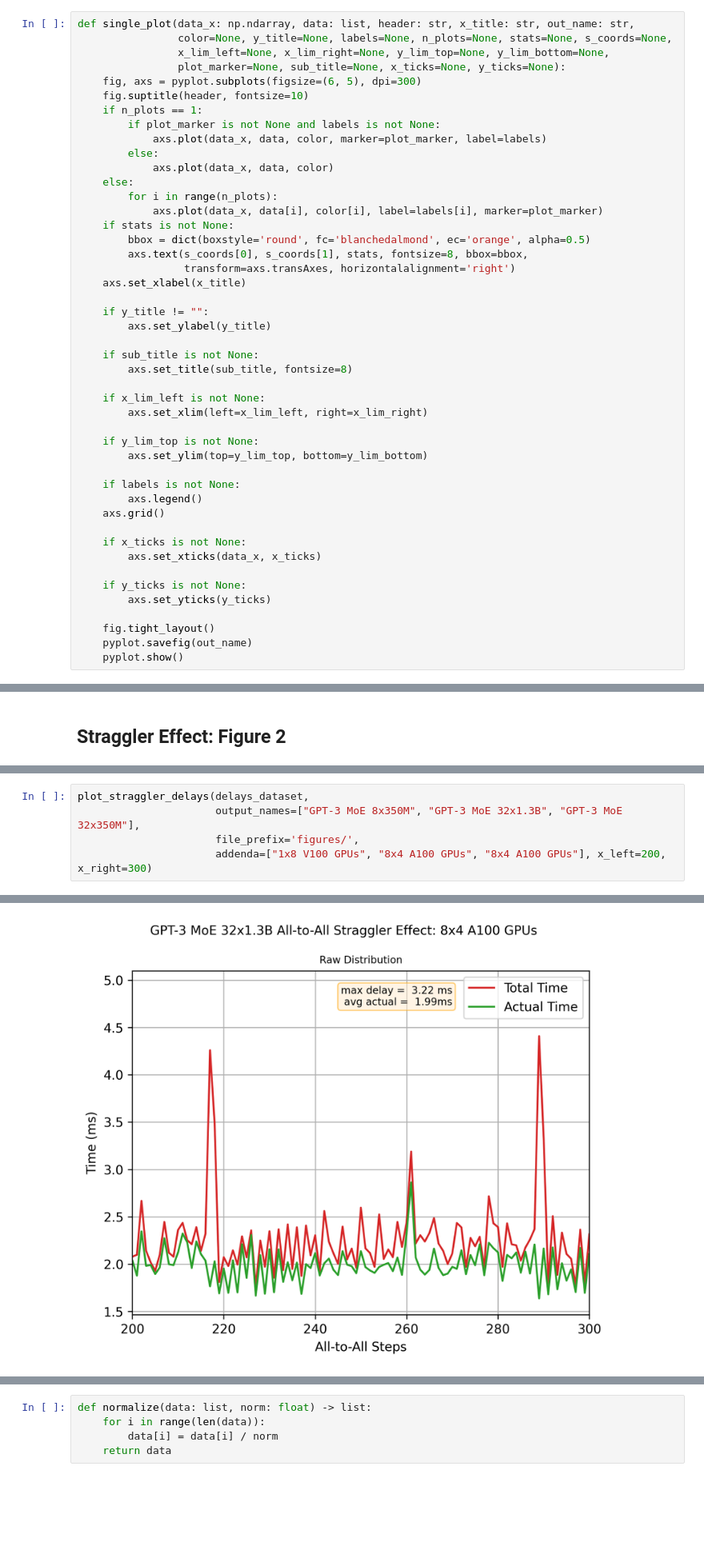
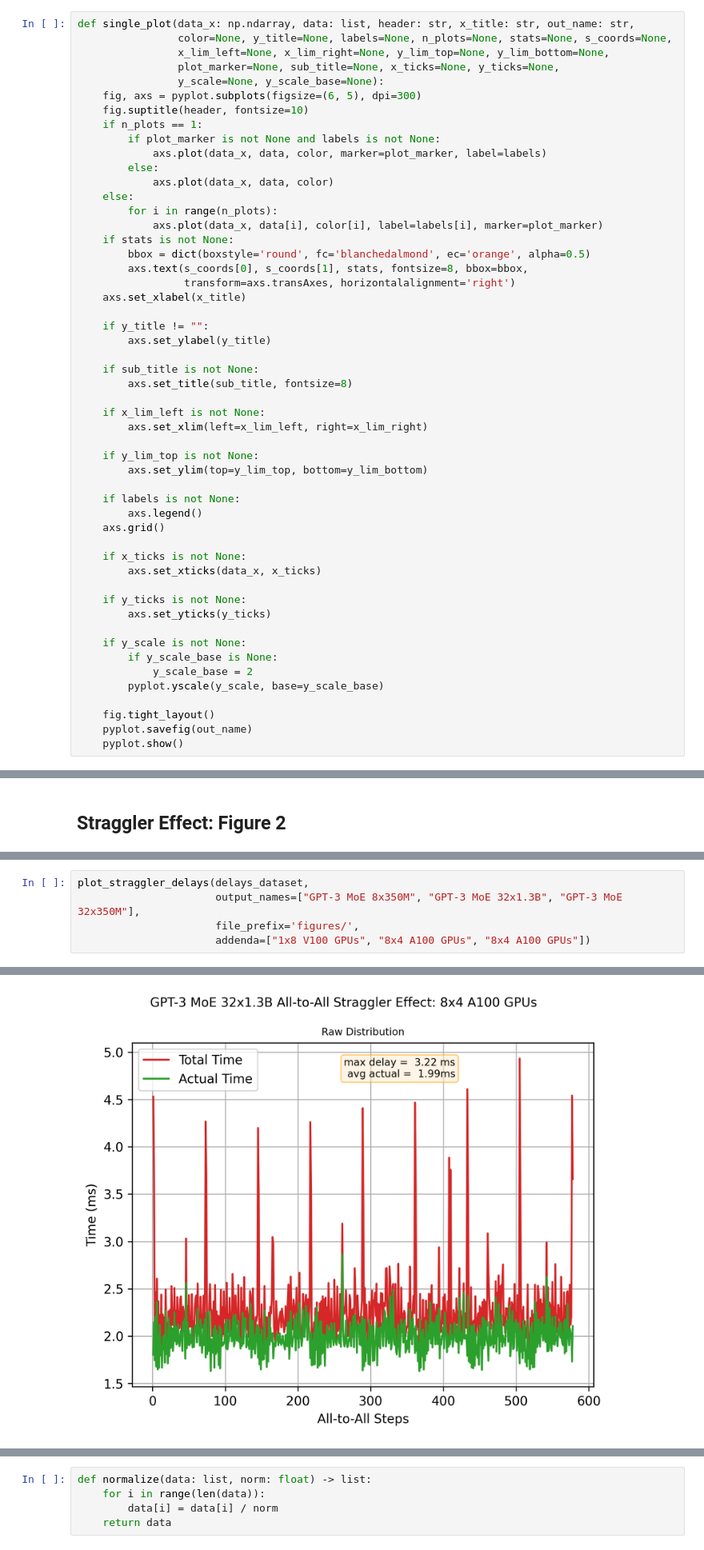
Before and after one commit to osayamenja/DataCruncher, a Jupyter notebook: research_figures.ipynb, the cells around one changed output, grey strips where cells are left out. Shown at 80% size. Cells and saved outputs as stored; diff of their text form; blank space fills up the shorter version.

Commit message:
add new plots

```diff
--- a/research_figures.ipynb
+++ b/research_figures.ipynb
@@ -69,7 +69,8 @@ def get_collective_duration(data_file: str,
 def single_plot(data_x: np.ndarray, data: list, header: str, x_title: str, out_name: str,
                 color=None, y_title=None, labels=None, n_plots=None, stats=None, s_coords=None,
                 x_lim_left=None, x_lim_right=None, y_lim_top=None, y_lim_bottom=None,
-                plot_marker=None, sub_title=None, x_ticks=None, y_ticks=None):
+                plot_marker=None, sub_title=None, x_ticks=None, y_ticks=None,
+                y_scale=None, y_scale_base=None):
     fig, axs = pyplot.subplots(figsize=(6, 5), dpi=300)
     fig.suptitle(header, fontsize=10)
     if n_plots == 1:
@@ -108,6 +109,11 @@ def single_plot(data_x: np.ndarray, data: list, header: str, x_title: str, out_n
     if y_ticks is not None:
         axs.set_yticks(y_ticks)
 
+    if y_scale is not None:
+        if y_scale_base is None:
+            y_scale_base = 2
+        pyplot.yscale(y_scale, base=y_scale_base)
+
     fig.tight_layout()
     pyplot.savefig(out_name)
     pyplot.show()
@@ -354,5 +362,5 @@ plot_ecdf(delays_dataset,
 plot_straggler_delays(delays_dataset,
                       output_names=["GPT-3 MoE 8x350M", "GPT-3 MoE 32x1.3B", "GPT-3 MoE 32x350M"],
                       file_prefix='figures/',
-                      addenda=["1x8 V100 GPUs", "8x4 A100 GPUs", "8x4 A100 GPUs"], x_left=200, x_right=300)
+                      addenda=["1x8 V100 GPUs", "8x4 A100 GPUs", "8x4 A100 GPUs"])
 # %% [output]
@@ -360 +368 @@ plot_straggler_delays(delays_dataset,
-[figure, old version]
+[figure, new version]
```
Also changed, not shown: parts of 10 cells of this notebook, 21 other files.
